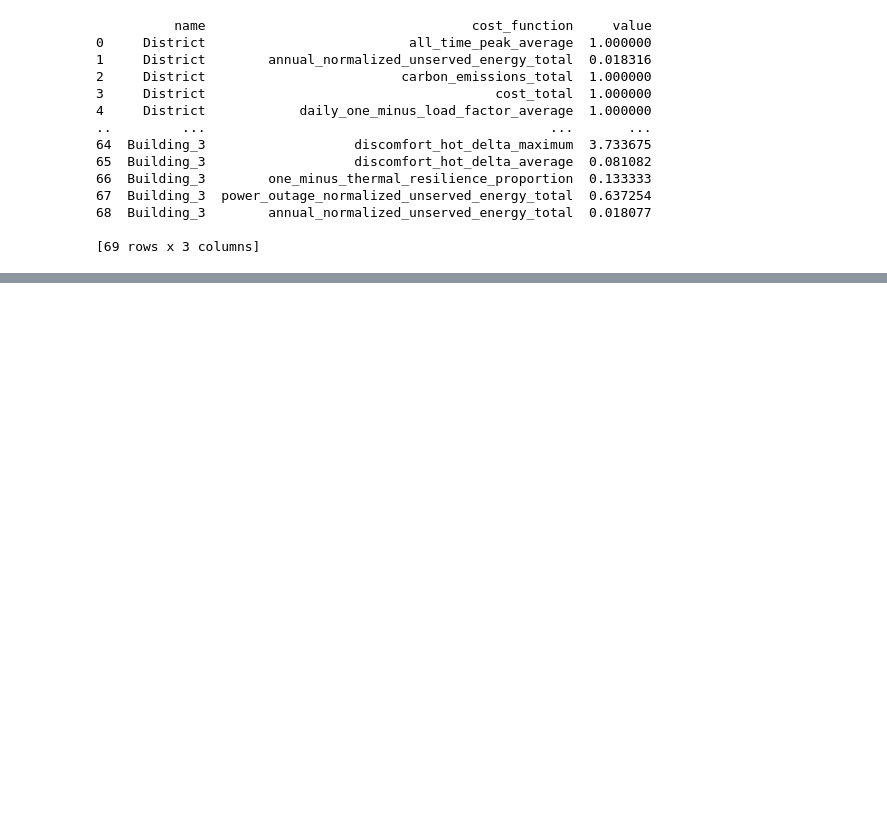
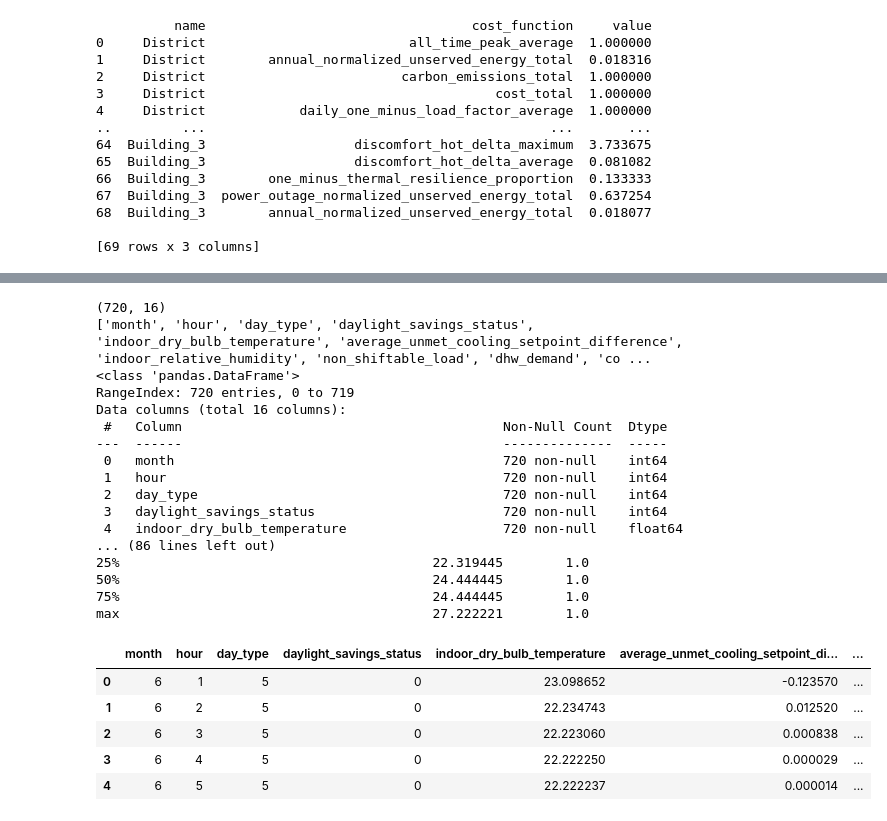
Before and after one commit to tankahxuan/cs5446_project, a Jupyter notebook: notebooks/00_Getting_Started.ipynb, the cells around one changed output, grey strips where cells are left out. Drawn from its saved outputs; the diff is of its cells as text; code cells hidden in the pictures; blank space fills up the shorter version.

```diff
--- a/notebooks/00_Getting_Started.ipynb
+++ b/notebooks/00_Getting_Started.ipynb
@@ -60,0 +119,33 @@ observations
+# %%
+df = pd.read_csv("./data/Building_1.csv")
+
+print(df.shape)
+print(df.columns.tolist())
+print(df.info())
+print(df.isna().sum())
+print(df.describe())
+display(df.head())
+# %% [output]
+(720, 16)
+['month', 'hour', 'day_type', 'daylight_savings_status', 'indoor_dry_bulb_temperature', 'average_unmet_cooling_setpoint_difference', 'indoor_relative_humidity', 'non_shiftable_load', 'dhw_demand', 'co ...
+<class 'pandas.DataFrame'>
+RangeIndex: 720 entries, 0 to 719
+Data columns (total 16 columns):
+ #   Column                                         Non-Null Count  Dtype
+---  ------                                         --------------  -----
+ 0   month                                          720 non-null    int64
+ 1   hour                                           720 non-null    int64
+ 2   day_type                                       720 non-null    int64
+ 3   daylight_savings_status                        720 non-null    int64
+ 4   indoor_dry_bulb_temperature                    720 non-null    float64
+... (86 lines left out)
+25%                                        22.319445        1.0
+50%                                        24.444445        1.0
+75%                                        24.444445        1.0
+max                                        27.222221        1.0
+|  | month | hour | day_type | daylight_savings_status | indoor_dry_bulb_temperature | average_unmet_cooling_setpoint_di... | ... |
+| 0 | 6 | 1 | 5 | 0 | 23.098652 | -0.123570 | ... |
+| 1 | 6 | 2 | 5 | 0 | 22.234743 | 0.012520 | ... |
+| 2 | 6 | 3 | 5 | 0 | 22.223060 | 0.000838 | ... |
+| 3 | 6 | 4 | 5 | 0 | 22.222250 | 0.000029 | ... |
+| 4 | 6 | 5 | 5 | 0 | 22.222237 | 0.000014 | ... |
```
Also changed, not shown: parts of 9 cells of this notebook, 25 other files.
